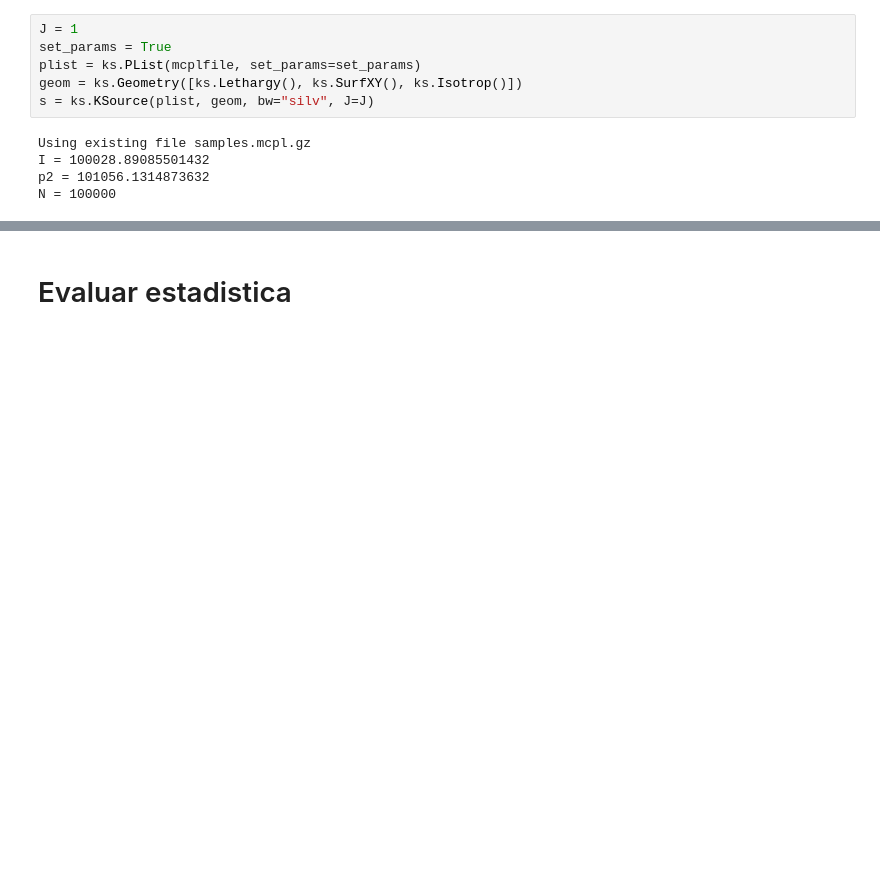
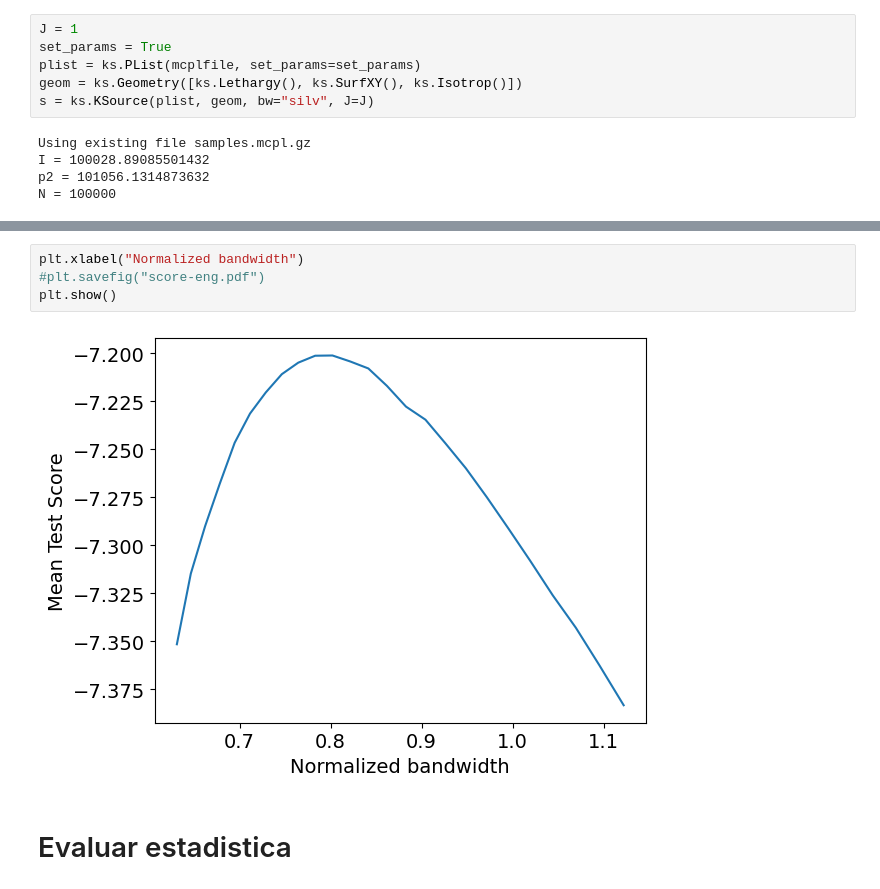
Before and after one commit to KDSource/KDSource, a Jupyter notebook: examples/example.ipynb, the cells around one changed output, grey strips where cells are left out. Drawn from its saved outputs; the diff is of its cells as text; blank space fills up the shorter version.

```diff
--- a/examples/example.ipynb
+++ b/examples/example.ipynb
@@ -57,3 +66,9 @@ Optimal bw (mlcv) = [[0.337 3.353 3.3   0.027 0.027 0.027]]
+# %%
+plt.xlabel("Normalized bandwidth")
+#plt.savefig("score-eng.pdf")
+plt.show()
+# %% [output]
+[figure, added]
 # %% [markdown]
 # Evaluar estadistica
 # %%
```
Also changed, not shown: parts of 8 cells of this notebook, 4 other files.
